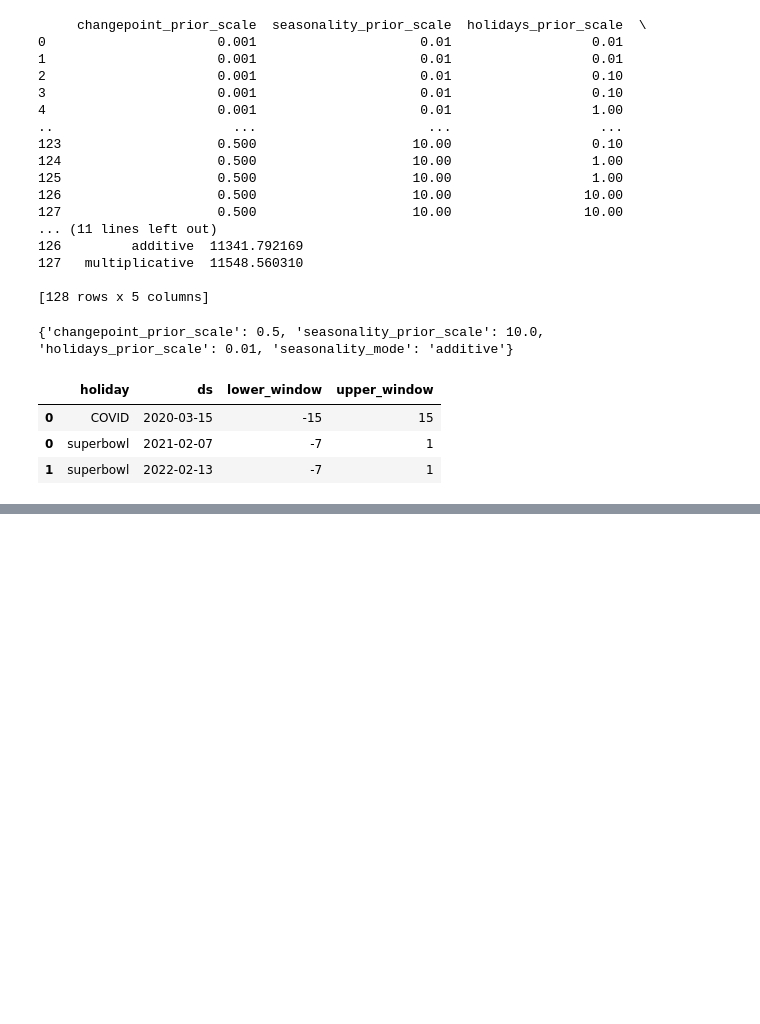
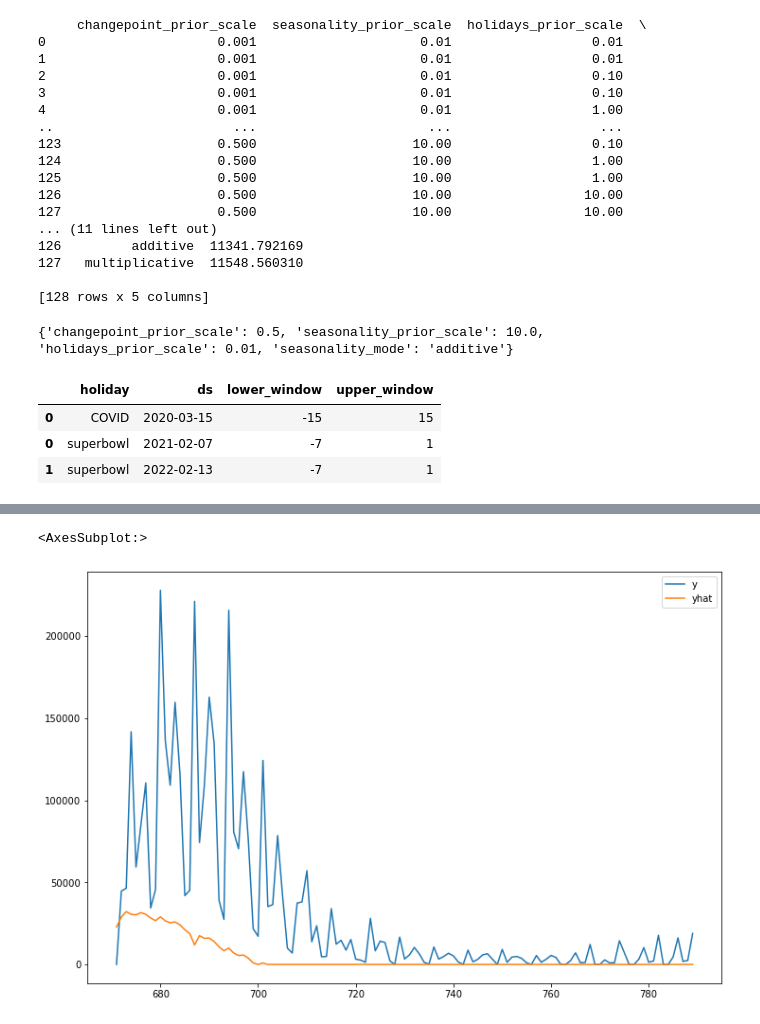
Before and after one commit to danielhe-nu/STAT390-Snowman, a Jupyter notebook: Daniel Final/Cali_Both_PROPHET.ipynb, the cells around one changed output, grey strips where cells are left out. Saved outputs shown, nothing was run; the diff lists cells and outputs as text; code cells hidden in the pictures; blank space fills up the shorter version.

```diff
--- a/Daniel Final/Cali_Both_PROPHET.ipynb
+++ b/Daniel Final/Cali_Both_PROPHET.ipynb
@@ -395,0 +522,7 @@ plt.show()
+# %%
+graph_df = pd.DataFrame(covid_test)
+graph_df['yhat'] = prophet_df_multi_tuned['forecast'].tail(119).values
+graph_df[['y','yhat']].plot(figsize=(12,8))
+# %% [output]
+<AxesSubplot:>
+[figure, added]
```
Also changed, not shown: parts of 21 cells of this notebook.
